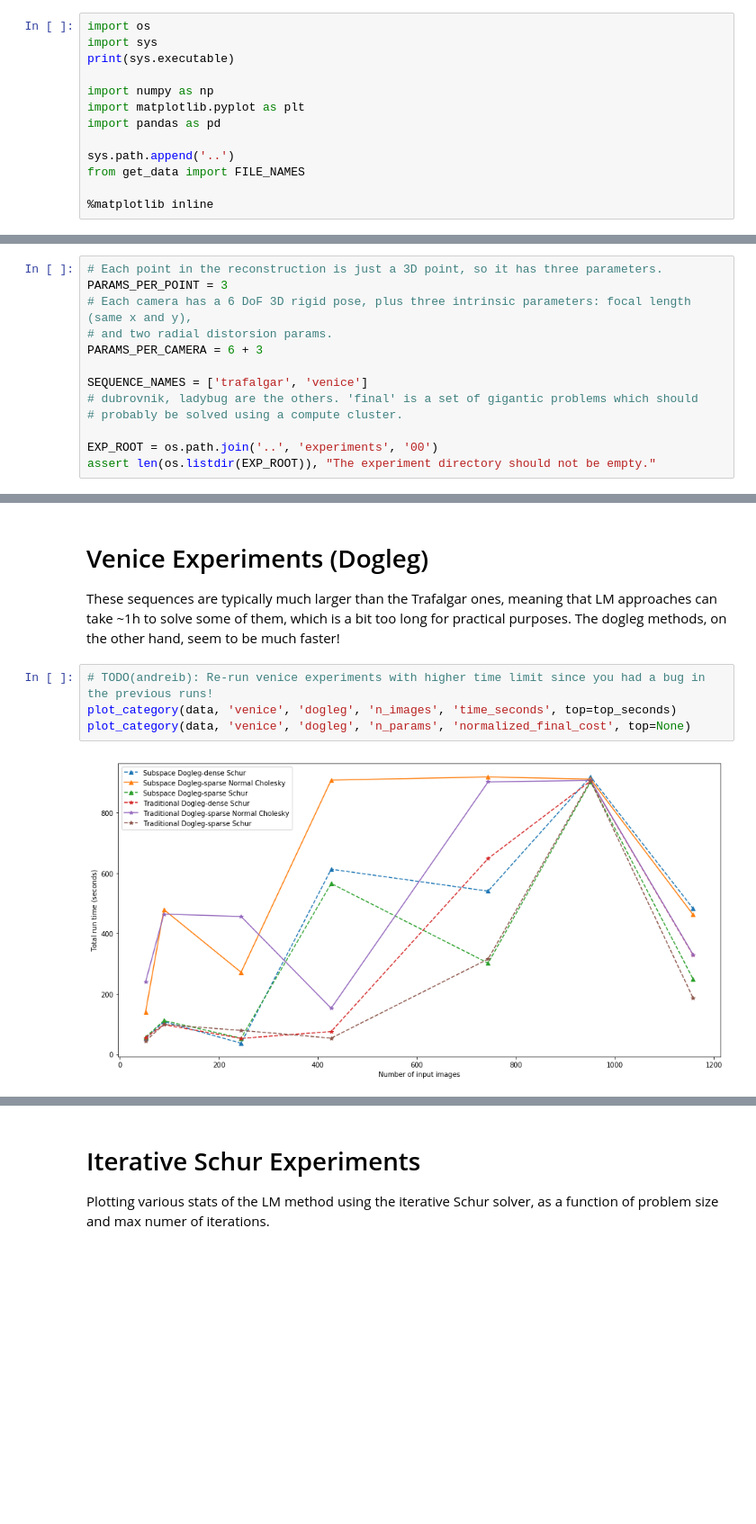
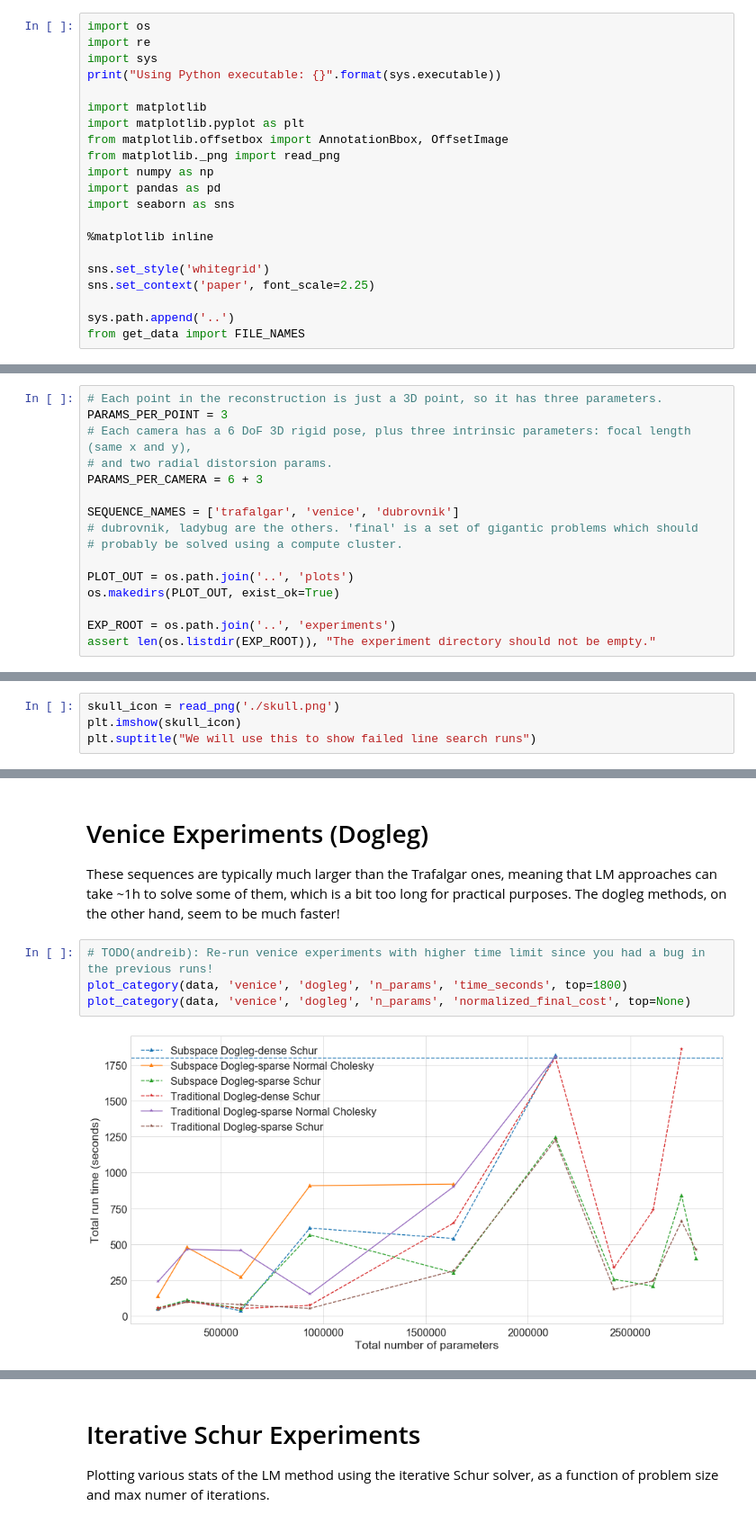
Before and after one commit to AndreiBarsan/numerics-from-scratch, a Jupyter notebook: csc2305/project/analysis/AnalyzeCeresExperiments.ipynb, the cells around one changed output, grey strips where cells are left out. Shown at 90% size. Cells and saved outputs as stored; diff of their text form; blank space fills up the shorter version.

```diff
--- a/csc2305/project/analysis/AnalyzeCeresExperiments.ipynb
+++ b/csc2305/project/analysis/AnalyzeCeresExperiments.ipynb
@@ -1,14 +3,22 @@
 # %%
 import os
+import re
 import sys
-print(sys.executable)
+print("Using Python executable: {}".format(sys.executable))
 
+import matplotlib
+import matplotlib.pyplot as plt
+from matplotlib.offsetbox import AnnotationBbox, OffsetImage
+from matplotlib._png import read_png
 import numpy as np
-import matplotlib.pyplot as plt
 import pandas as pd
+import seaborn as sns
+
+%matplotlib inline
+
+sns.set_style('whitegrid')
+sns.set_context('paper', font_scale=2.25)
 
 sys.path.append('..')
 from get_data import FILE_NAMES
-
-%matplotlib inline
 # %% [output]
@@ -24,9 +34,12 @@ PARAMS_PER_POINT = 3
 # and two radial distorsion params.
 PARAMS_PER_CAMERA = 6 + 3
 
-SEQUENCE_NAMES = ['trafalgar', 'venice']
+SEQUENCE_NAMES = ['trafalgar', 'venice', 'dubrovnik']
 # dubrovnik, ladybug are the others. 'final' is a set of gigantic problems which should
 # probably be solved using a compute cluster.
 
-EXP_ROOT = os.path.join('..', 'experiments', '00')
+PLOT_OUT = os.path.join('..', 'plots')
+os.makedirs(PLOT_OUT, exist_ok=True)
+
+EXP_ROOT = os.path.join('..', 'experiments')
 assert len(os.listdir(EXP_ROOT)), "The experiment directory should not be empty."
@@ -176,3 +221,7 @@ y_pretty = {
     'final_cost': "Total final solution residual (px)",
     'normalized_final_cost': "Mean final solution residual (px)",
 }
+# %%
+skull_icon = read_png('./skull.png')
+plt.imshow(skull_icon)
+plt.suptitle("We will use this to show failed line search runs")
@@ -260,7 +395,7 @@ Important note: the iteration count for iterative Shur is capped at 500, which i
 These sequences are typically much larger than the Trafalgar ones, meaning that LM approaches can take ~1h to solve some of them, which is a bit too long for practical purposes. The dogleg methods, on the other hand, seem to be much faster!
 # %%
 # TODO(andreib): Re-run venice experiments with higher time limit since you had a bug in the previous runs!
-plot_category(data, 'venice', 'dogleg', 'n_images', 'time_seconds', top=top_seconds)
+plot_category(data, 'venice', 'dogleg', 'n_params', 'time_seconds', top=1800)
 plot_category(data, 'venice', 'dogleg', 'n_params', 'normalized_final_cost', top=None)
 # %% [output]
-[figure, old version]
+[figure, new version]
```
Also changed, not shown: parts of 25 cells of this notebook.
